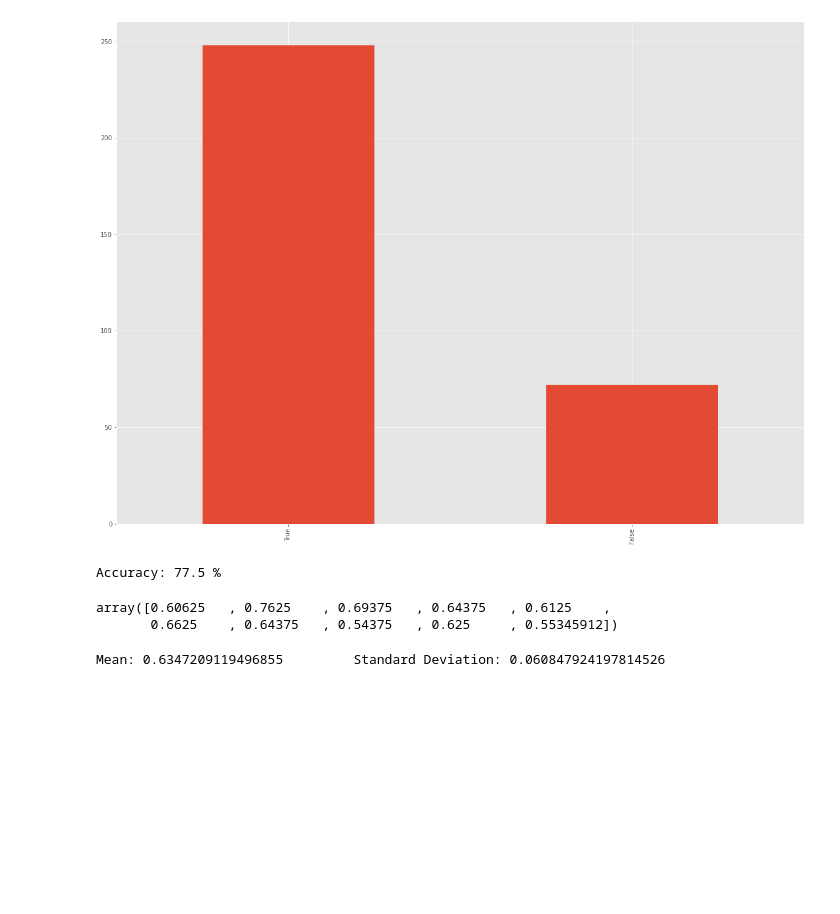
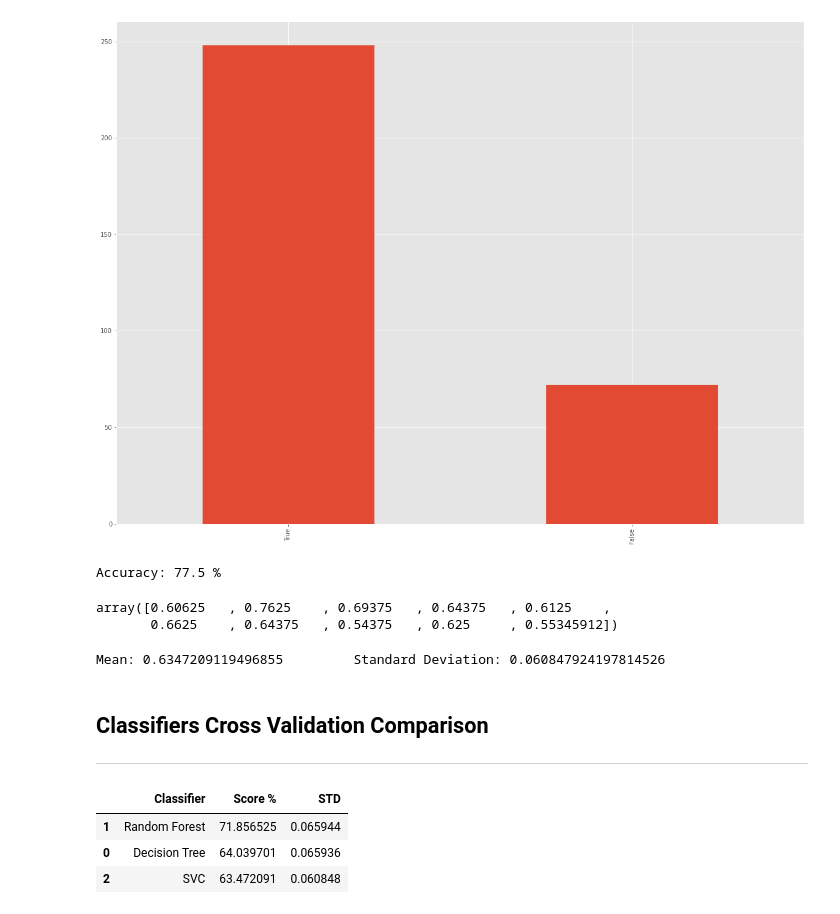
Before and after one commit to Jharopa/emergin-tech-project, a Jupyter notebook: scikit-learn.ipynb, the cells around one changed output. Cells and saved outputs as stored; diff of their text form; code cells hidden in the pictures; blank space fills up the shorter version.

Commit message:
Added a section that compares the different classifier's cross validation scores and multiple references throughout the scikit-learn notebook

```diff
--- a/scikit-learn.ipynb
+++ b/scikit-learn.ipynb
@@ -337,3 +349,21 @@ array([0.60625   , 0.7625    , 0.69375   , 0.64375   , 0.6125    ,
 print(f"Mean: {svc_cv_scores.mean()} \t Standard Deviation: {svc_cv_scores.std()}")
 # %% [output]
 Mean: 0.6347209119496855         Standard Deviation: 0.060847924197814526
+# %% [markdown]
+## Classifiers Cross Validation Comparison
+***
+# %%
+# Created Dataframe containing classifiers names, cross validation scores mean, and standard deviation
+cross_val = pd.DataFrame({
+                'Classifier': ['Decision Tree', 'Random Forest', 'SVC'],
+                'Score %': [dtc_cv_scores.mean() * 100, rfc_cv_scores.mean() * 100, svc_cv_scores.mean() * 100],
+                'STD': [dtc_cv_scores.std(), rfc_cv_scores.std(), svc_cv_scores.std()]
+                })
+
+# Displays DataFrame ordered by descending Score %
+cross_val.sort_values(by = 'Score %', ascending = False)
+# %% [output]
+|  | Classifier | Score % | STD |
+| 1 | Random Forest | 71.856525 | 0.065944 |
+| 0 | Decision Tree | 64.039701 | 0.065936 |
+| 2 | SVC | 63.472091 | 0.060848 |
```
Also changed, not shown: parts of 13 cells of this notebook.
